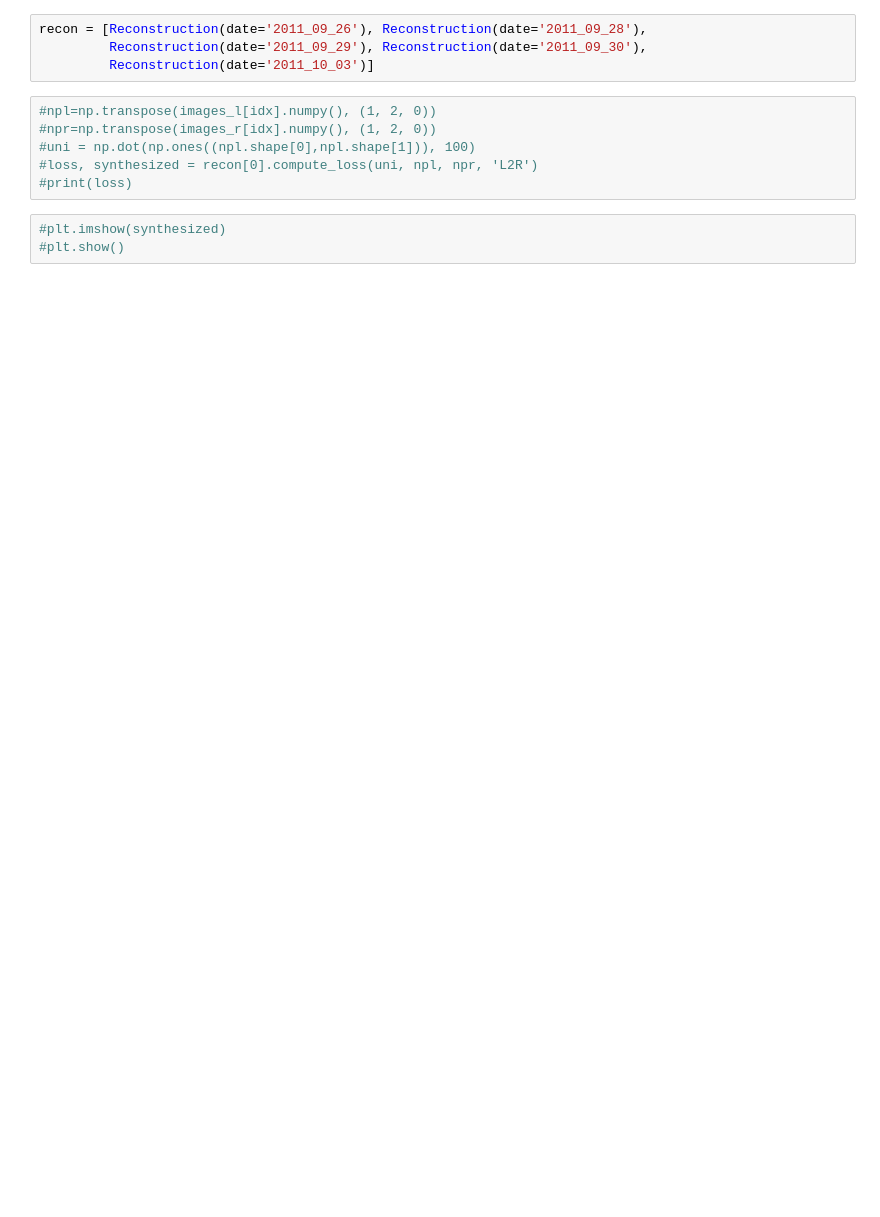
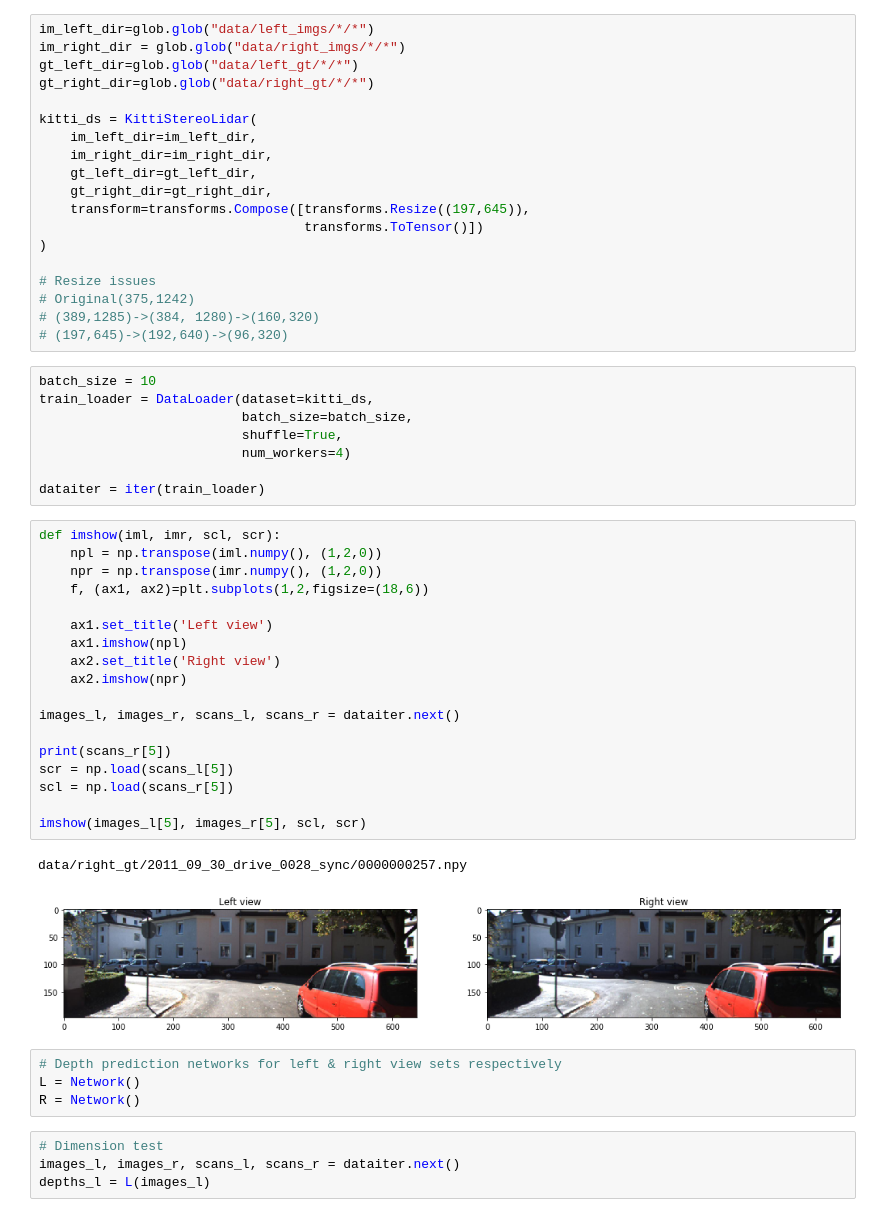
Before and after one commit to wildcat5566/mergedepth, a Jupyter notebook: sandbox.ipynb, the cells around one changed output. Drawn from its saved outputs; the diff is of its cells as text; blank space fills up the shorter version.

Commit message:
ready for training

```diff
--- a/sandbox.ipynb
+++ b/sandbox.ipynb
@@ -16,13 +16,56 @@ from src.loss import *
-# %%
-recon = [Reconstruction(date='2011_09_26'), Reconstruction(date='2011_09_28'),
-         Reconstruction(date='2011_09_29'), Reconstruction(date='2011_09_30'),
-         Reconstruction(date='2011_10_03')]
-# %%
-#npl=np.transpose(images_l[idx].numpy(), (1, 2, 0))
-#npr=np.transpose(images_r[idx].numpy(), (1, 2, 0))
-#uni = np.dot(np.ones((npl.shape[0],npl.shape[1])), 100)
-#loss, synthesized = recon[0].compute_loss(uni, npl, npr, 'L2R')
-#print(loss)
-# %%
-#plt.imshow(synthesized)
-#plt.show()
+# %%
+im_left_dir=glob.glob("data/left_imgs/*/*")
+im_right_dir = glob.glob("data/right_imgs/*/*")
+gt_left_dir=glob.glob("data/left_gt/*/*")
+gt_right_dir=glob.glob("data/right_gt/*/*")
+
+kitti_ds = KittiStereoLidar(
+    im_left_dir=im_left_dir,
+    im_right_dir=im_right_dir,
+    gt_left_dir=gt_left_dir,
+    gt_right_dir=gt_right_dir,
+    transform=transforms.Compose([transforms.Resize((197,645)),
+                                  transforms.ToTensor()])
+)
+
+# Resize issues
+# Original(375,1242)
+# (389,1285)->(384, 1280)->(160,320)
+# (197,645)->(192,640)->(96,320)
+# %%
+batch_size = 10
+train_loader = DataLoader(dataset=kitti_ds,
+                          batch_size=batch_size,
+                          shuffle=True,
+                          num_workers=4)
+
+dataiter = iter(train_loader)
+# %%
+def imshow(iml, imr, scl, scr):
+    npl = np.transpose(iml.numpy(), (1,2,0))
+    npr = np.transpose(imr.numpy(), (1,2,0))
+    f, (ax1, ax2)=plt.subplots(1,2,figsize=(18,6))
+
+    ax1.set_title('Left view')
+    ax1.imshow(npl)
+    ax2.set_title('Right view')
+    ax2.imshow(npr)
+
+images_l, images_r, scans_l, scans_r = dataiter.next()
+
+print(scans_r[5])
+scr = np.load(scans_l[5])
+scl = np.load(scans_r[5])
+
+imshow(images_l[5], images_r[5], scl, scr)
+# %% [output]
+data/right_gt/2011_09_30_drive_0028_sync/0000000257.npy
+[figure, added]
+# %%
+# Depth prediction networks for left & right view sets respectively
+L = Network()
+R = Network()
+# %%
+# Dimension test
+images_l, images_r, scans_l, scans_r = dataiter.next()
+depths_l = L(images_l)
```
Also changed, not shown: parts of 6 cells of this notebook, 9 other files.
